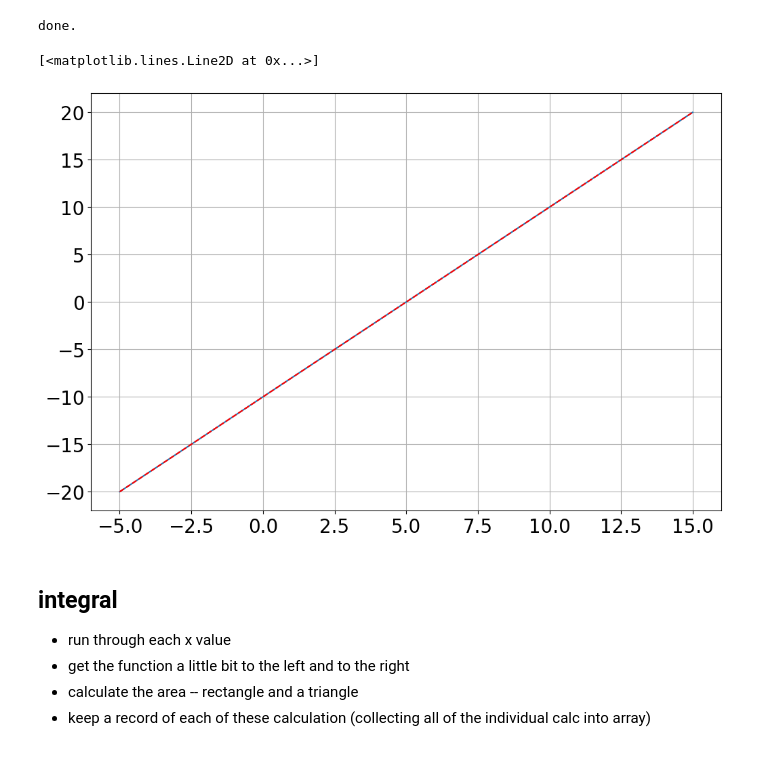
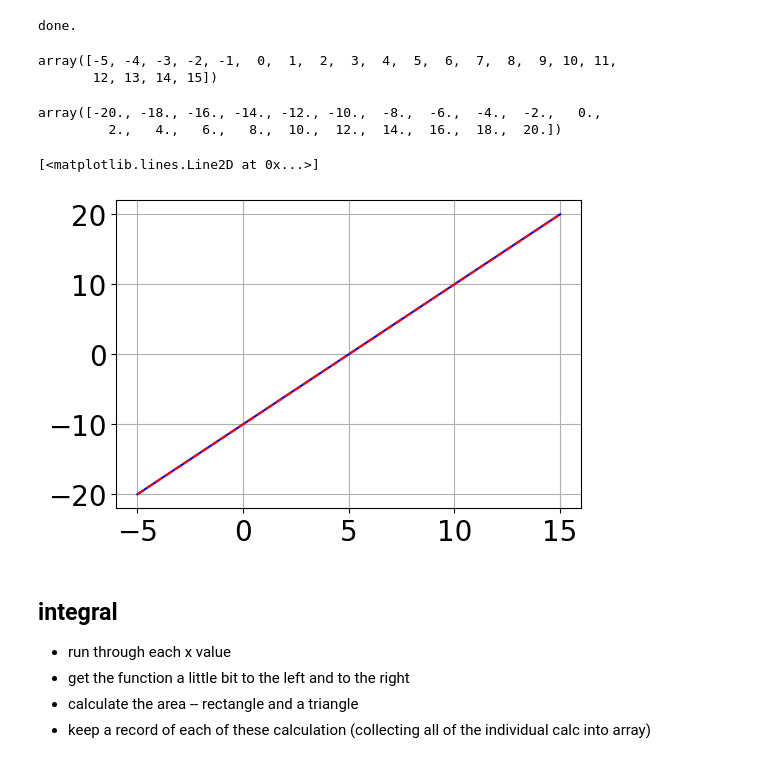
Before and after one commit to bblais/Computer-Programming-for-the-Sciences-Spring-2023, a Jupyter notebook: Sprint #1 - Algorithms and Simulation/2023-02-01 - Taking Derivatives.ipynb, the cells around one changed output. Saved outputs shown, nothing was run; the diff lists cells and outputs as text; code cells hidden in the pictures.

```diff
--- a/Sprint #1 - Algorithms and Simulation/2023-02-01 - Taking Derivatives.ipynb
+++ b/Sprint #1 - Algorithms and Simulation/2023-02-01 - Taking Derivatives.ipynb
@@ -31,39 +49,51 @@ plot(x,y,'o')
 # %%
 x_start=-5
 x_end=15
-step=0.1
+step=1
 
 S=Storage()
 
 x=x_start
 while x<=x_end:
 
-    #print(x," ",end="")
+    # print(x," ",end="")
 
     y_left=fun(x-step/2)
     y_right=fun(x+step/2)
 
-    m=(y_right-y_left)/(step)
+    m=(y_right-y_left)/(step) # rise over run
 
-    S+=x,m
+    S+=x,m   # saving the result for later
 
     x=x+step
 
 print("done.")
 
-x,m=S.arrays()
+x,m=S.arrays()  # give me the saved results as two arrays
 # %% [output]
 done.
+# %%
+x
+# %% [output]
+array([-5, -4, -3, -2, -1,  0,  1,  2,  3,  4,  5,  6,  7,  8,  9, 10, 11,
+       12, 13, 14, 15])
+# %%
+m
+# %% [output]
+array([-20., -18., -16., -14., -12., -10.,  -8.,  -6.,  -4.,  -2.,   0.,
+         2.,   4.,   6.,   8.,  10.,  12.,  14.,  16.,  18.,  20.])
 # %%
-plot(x,m)
+figure(figsize=(6,4))
+
+plot(x,m,'b-')  # the numerical derivative
 
 x_expected=linspace(-5,15,100)
-y_expected=2*(x_expected-5)
+y_expected=2*(x_expected-5)  # this is the expected from calculus
 
 plot(x_expected,y_expected,'r--')
 # %% [output]
 [<matplotlib.lines.Line2D at 0x...>]
-[figure, old version]
+[figure, new version]
 # %% [markdown]
 ## integral
 
```
Also changed, not shown: parts of 6 cells of this notebook, 3 other files.
